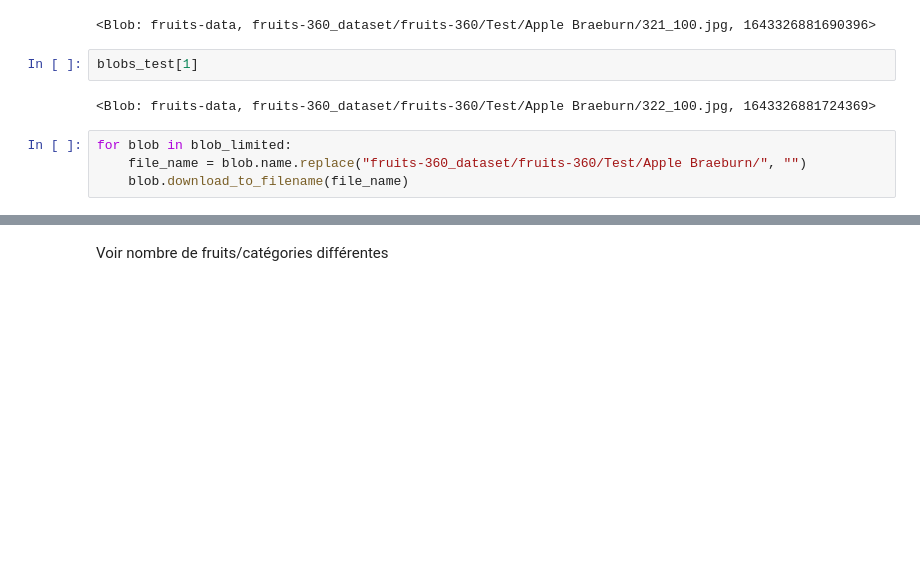
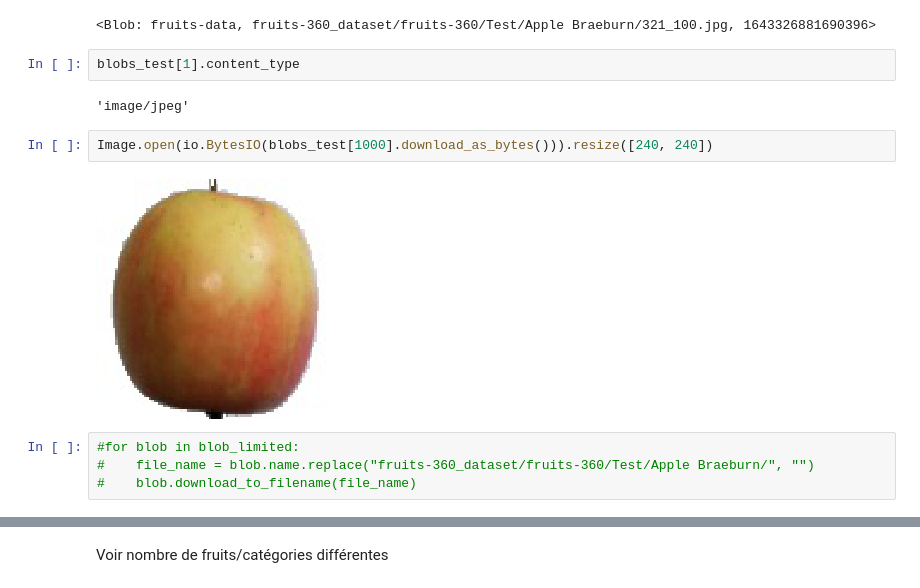
Before and after one commit to mikoa9/projet08, a Jupyter notebook: Projet8-Fruits.ipynb, the cells around one changed output, grey strips where cells are left out. Cells and saved outputs as stored; diff of their text form; blank space fills up the shorter version.

```diff
--- a/Projet8-Fruits.ipynb
+++ b/Projet8-Fruits.ipynb
@@ -78,10 +75,14 @@ blobs_test[0]
 # %% [output]
 <Blob: fruits-data, fruits-360_dataset/fruits-360/Test/Apple Braeburn/321_100.jpg, 1643326881690396>
 # %%
-blobs_test[1]
+blobs_test[1].content_type
 # %% [output]
-<Blob: fruits-data, fruits-360_dataset/fruits-360/Test/Apple Braeburn/322_100.jpg, 1643326881724369>
+'image/jpeg'
+# %%
+Image.open(io.BytesIO(blobs_test[1000].download_as_bytes())).resize([240, 240])
+# %% [output]
+[figure, added]
 # %%
-for blob in blob_limited:
-    file_name = blob.name.replace("fruits-360_dataset/fruits-360/Test/Apple Braeburn/", "")
-    blob.download_to_filename(file_name)
+#for blob in blob_limited:
+#    file_name = blob.name.replace("fruits-360_dataset/fruits-360/Test/Apple Braeburn/", "")
+#    blob.download_to_filename(file_name)
```
Also changed, not shown: parts of 22 cells of this notebook.
